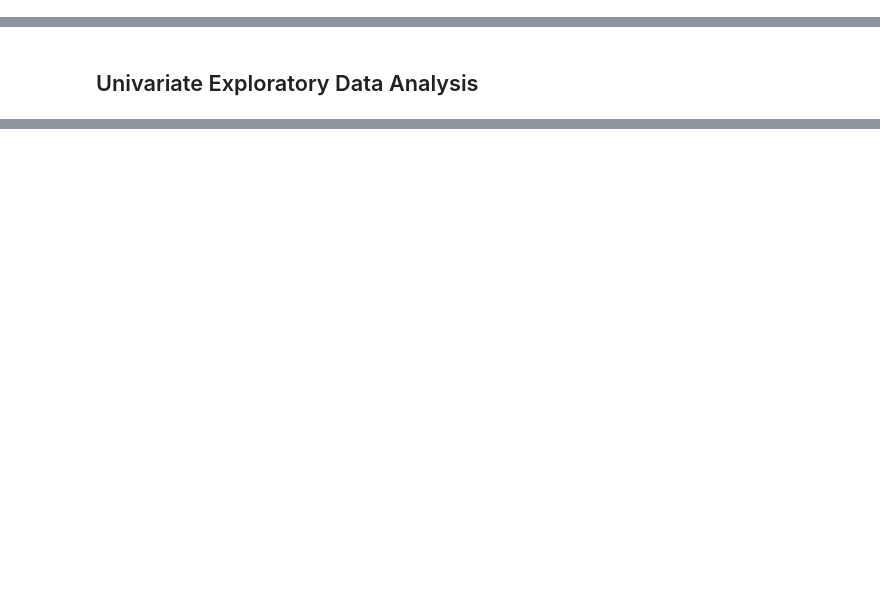
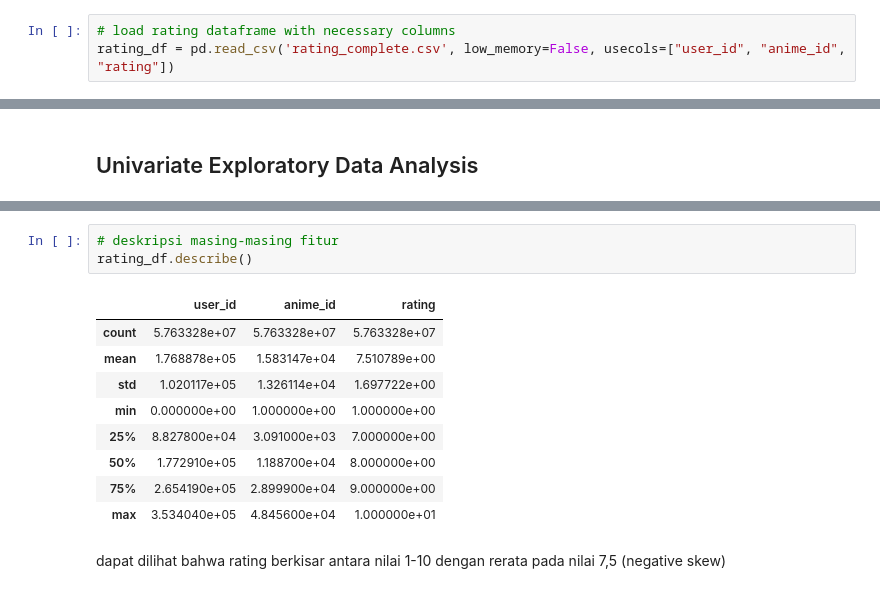
Before and after one commit to ludyhasby/machine_learning_terapan, a Jupyter notebook: recommendation_system/notebook.ipynb, the cells around one changed output, grey strips where cells are left out. Drawn from its saved outputs; the diff is of its cells as text; blank space fills up the shorter version.

```diff
--- a/recommendation_system/notebook.ipynb
+++ b/recommendation_system/notebook.ipynb
@@ -56,0 +34,3 @@ Jumlah data penilaian restoran:  130
+# %%
+# load rating dataframe with necessary columns
+rating_df = pd.read_csv('rating_complete.csv', low_memory=False, usecols=["user_id", "anime_id", "rating"])
@@ -929,0 +114,15 @@ plt.show()
+# %%
+# deskripsi masing-masing fitur
+rating_df.describe()
+# %% [output]
+|  | user_id | anime_id | rating |
+| count | 5.763328e+07 | 5.763328e+07 | 5.763328e+07 |
+| mean | 1.768878e+05 | 1.583147e+04 | 7.510789e+00 |
+| std | 1.020117e+05 | 1.326114e+04 | 1.697722e+00 |
+| min | 0.000000e+00 | 1.000000e+00 | 1.000000e+00 |
+| 25% | 8.827800e+04 | 3.091000e+03 | 7.000000e+00 |
+| 50% | 1.772910e+05 | 1.188700e+04 | 8.000000e+00 |
+| 75% | 2.654190e+05 | 2.899900e+04 | 9.000000e+00 |
+| max | 3.534040e+05 | 4.845600e+04 | 1.000000e+01 |
+# %% [markdown]
+dapat dilihat bahwa rating berkisar antara nilai 1-10 dengan rerata pada nilai 7,5 (negative skew)
```
Also changed, not shown: parts of 161 cells of this notebook, 9 other files.
